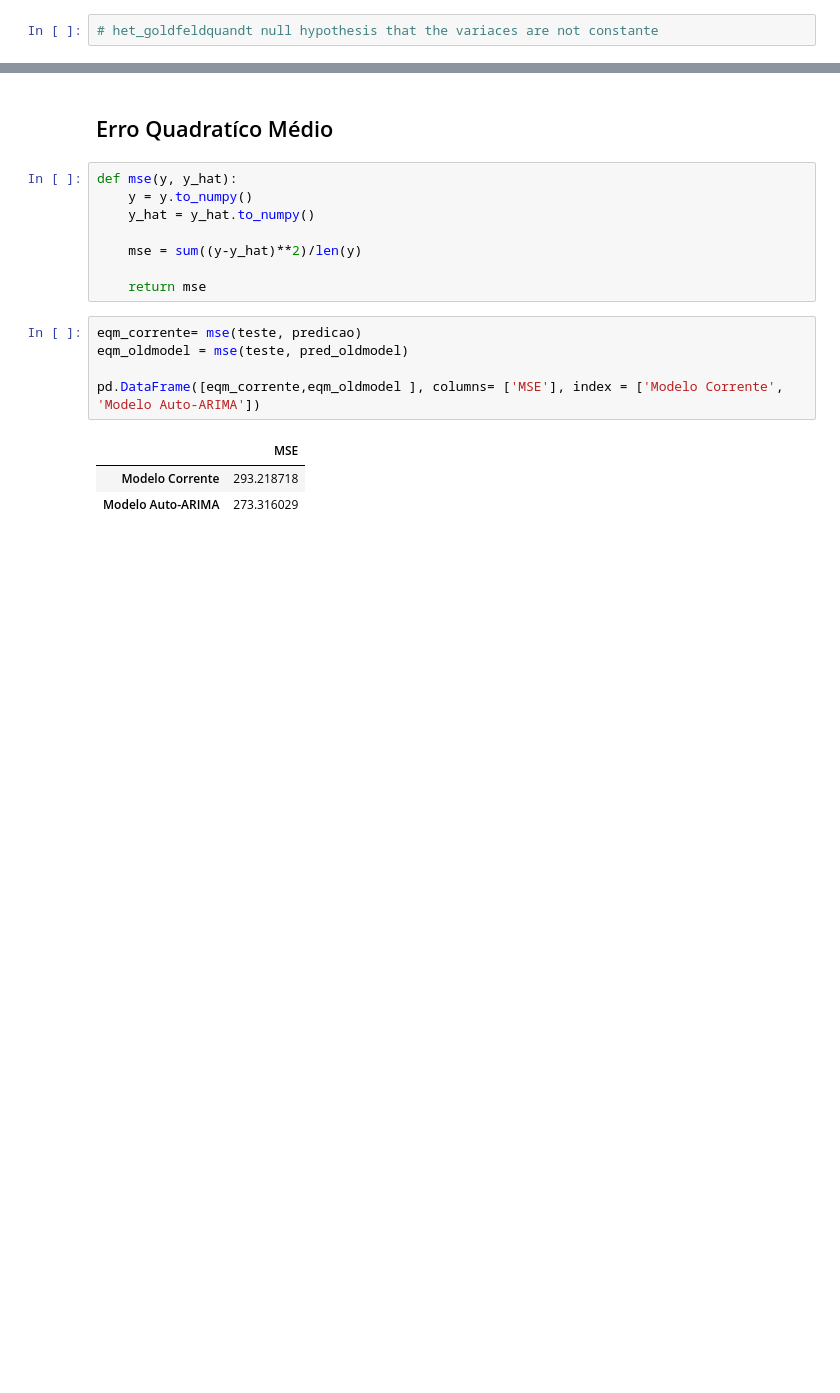
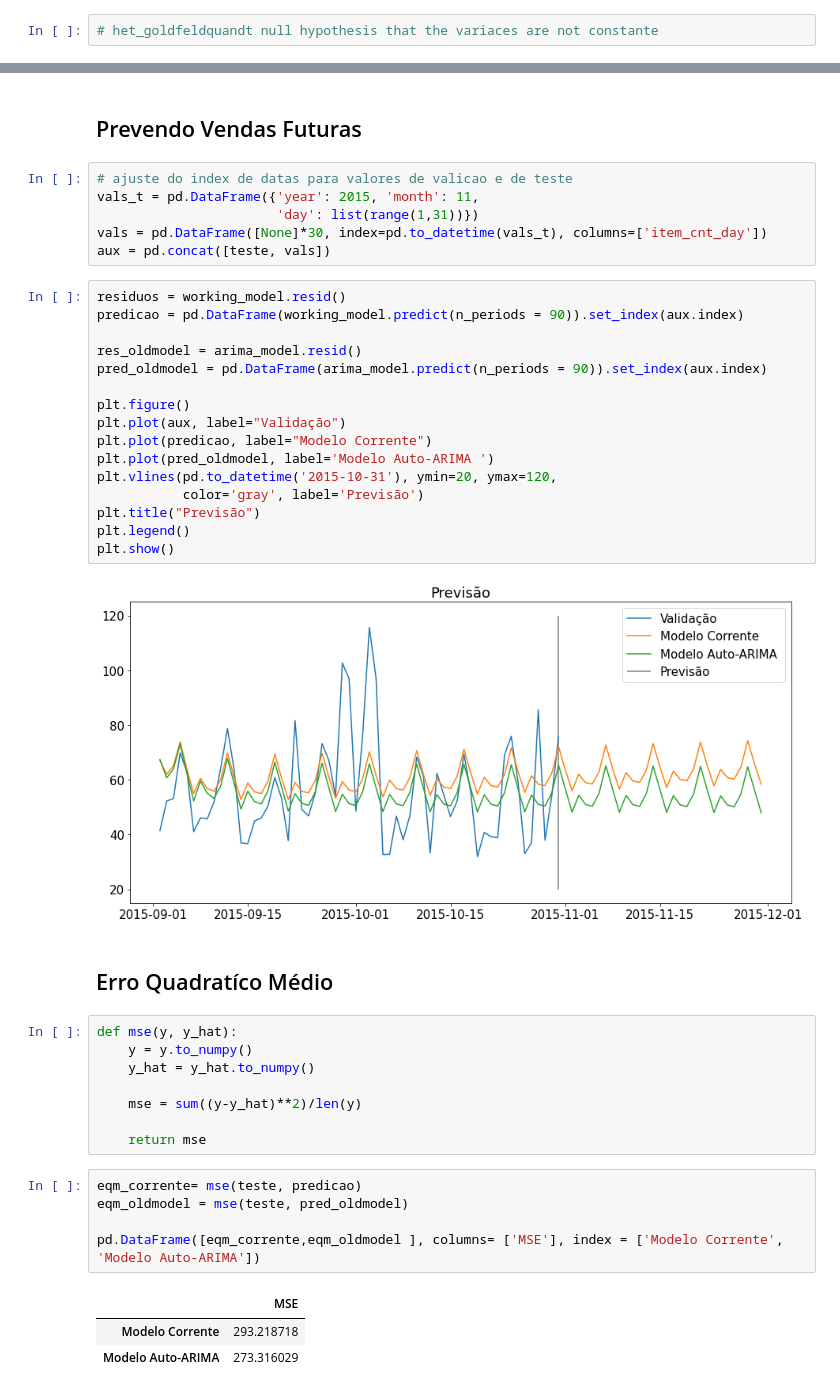
Before and after one commit to derSchmetterling/time_series, a Jupyter notebook: trabalho_ts_auto.ipynb, the cells around one changed output, grey strips where cells are left out. Saved outputs shown, nothing was run; the diff lists cells and outputs as text; blank space fills up the shorter version.

```diff
--- a/trabalho_ts_auto.ipynb
+++ b/trabalho_ts_auto.ipynb
@@ -280,3 +386,29 @@ TypeError: 'numpy.ndarray' object is not callable
+# %% [markdown]
+## Prevendo Vendas Futuras
+# %%
+# ajuste do index de datas para valores de valicao e de teste
+vals_t = pd.DataFrame({'year': 2015, 'month': 11,
+                       'day': list(range(1,31))})
+vals = pd.DataFrame([None]*30, index=pd.to_datetime(vals_t), columns=['item_cnt_day'])
+aux = pd.concat([teste, vals])
+# %%
+residuos = working_model.resid()
+predicao = pd.DataFrame(working_model.predict(n_periods = 90)).set_index(aux.index)
+
+res_oldmodel = arima_model.resid()
+pred_oldmodel = pd.DataFrame(arima_model.predict(n_periods = 90)).set_index(aux.index)
+
+plt.figure()
+plt.plot(aux, label="Validação")
+plt.plot(predicao, label="Modelo Corrente")
+plt.plot(pred_oldmodel, label='Modelo Auto-ARIMA ')
+plt.vlines(pd.to_datetime('2015-10-31'), ymin=20, ymax=120,
+           color='gray', label='Previsão')
+plt.title("Previsão")
+plt.legend()
+plt.show()
+# %% [output]
+[figure, added]
 # %% [markdown]
 ## Erro Quadratíco Médio
 # %%
```
Also changed, not shown: parts of 25 cells of this notebook.
